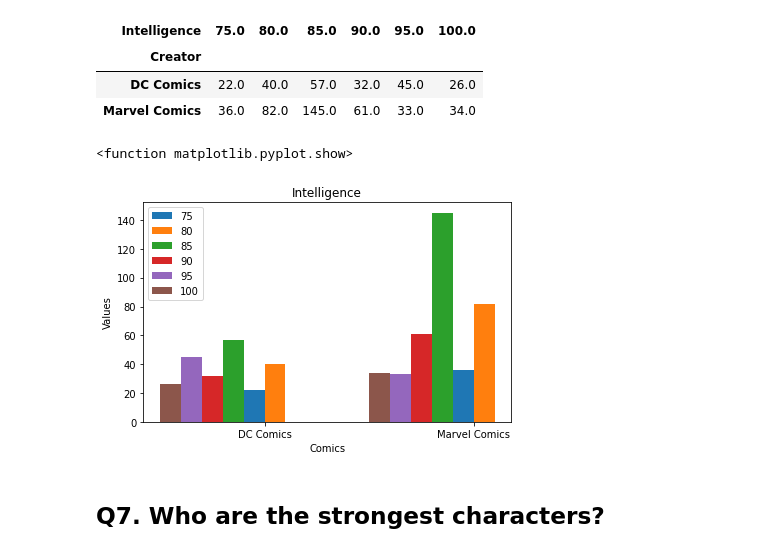
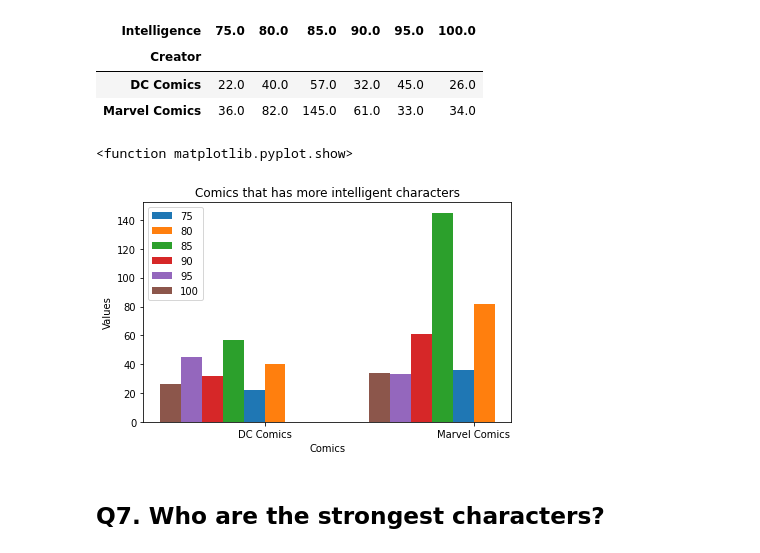
Before and after one commit to sergi0gs/Marvel_vs_DC, a Jupyter notebook: Marvel_vs_DC.ipynb, the cells around one changed output. Cells and saved outputs as stored; diff of their text form; code cells hidden in the pictures.

```diff
--- a/Marvel_vs_DC.ipynb
+++ b/Marvel_vs_DC.ipynb
@@ -1452,35 +1451,35 @@ q6_pivot
 labels = list(q6_pivot.index)
 data_75 = list(q6_pivot[75.0])
 data_80 = list(q6_pivot[80.0])
 data_85 = list(q6_pivot[85.0])
 data_90 = list(q6_pivot[90.0])
 data_95 = list(q6_pivot[95.0])
 data_100 = list(q6_pivot[100.0])
 
 x=np.arange(len(labels))
 width=0.1
 
 fig, ax = plt.subplots()
 bar_75 = ax.bar(x-width/2, data_75, width, label = '75')
 bar_80 = ax.bar(x+width/2, data_80, width, label = '80')
 bar_85 = ax.bar(x-3*(width/2), data_85, width, label = '85')
 bar_90 = ax.bar(x-5*(width/2), data_90, width, label = '90')
 bar_95 = ax.bar(x-7*(width/2), data_95, width, label = '95')
 bar_100 = ax.bar(x-9*(width/2), data_100, width, label = '100')
 
 
-ax.set_title('Intelligence')
+ax.set_title('Comics that has more intelligent characters')
 ax.set_xlabel('Comics')
 ax.set_ylabel('Values')
 ax.set_xticks(x)
 ax.set_xticklabels(labels)
 ax.legend()
 
 fig.tight_layout()
 plt.show
 # %% [output]
 <function matplotlib.pyplot.show>
-[figure, old version]
+[figure, new version]
 # %% [markdown]
 ## Q7. Who are the strongest characters?
 # %% [markdown]
```
Also changed, not shown: parts of 51 cells of this notebook.
